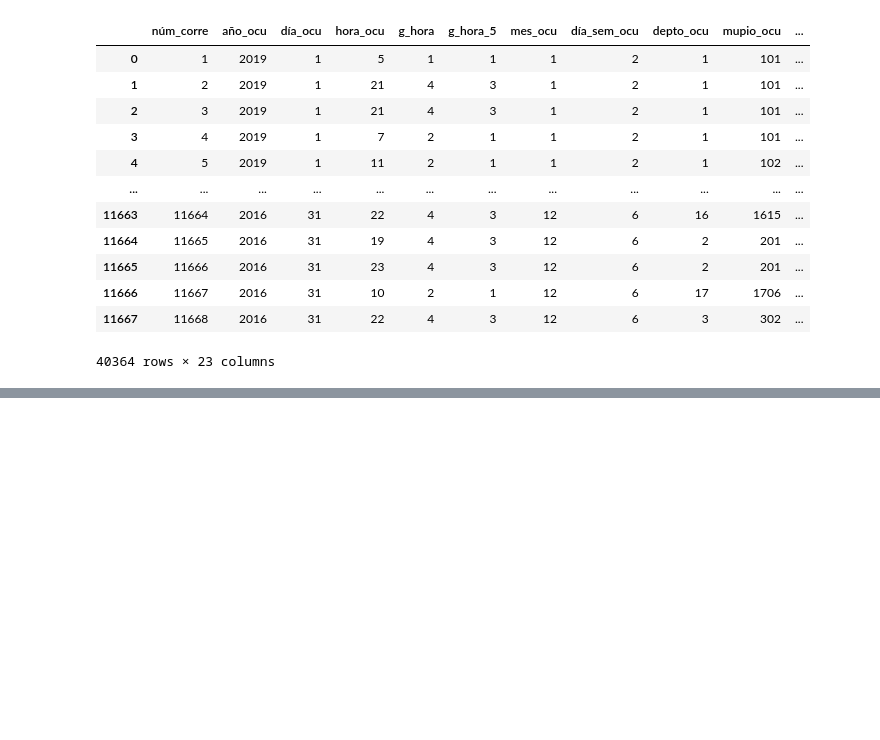
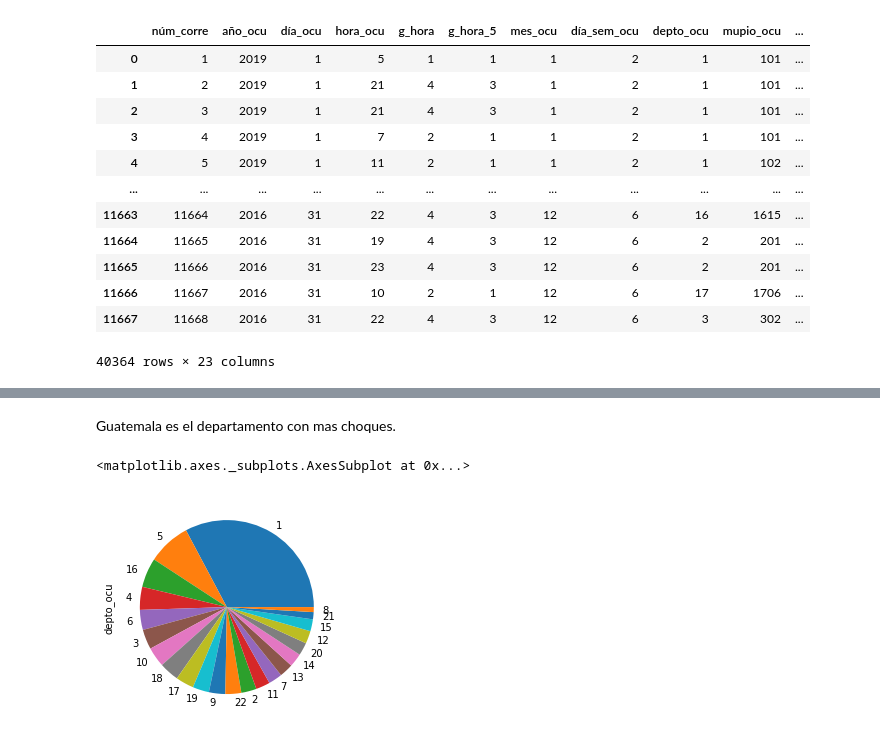
Before and after one commit to 11hengstenberg/accidentes_transito_guatemala, a Jupyter notebook: Proyecto1.ipynb, the cells around one changed output, grey strips where cells are left out. Cells and saved outputs as stored; diff of their text form; code cells hidden in the pictures; blank space fills up the shorter version.

```diff
--- a/Proyecto1.ipynb
+++ b/Proyecto1.ipynb
@@ -460,0 +514,8 @@ dataCompleta
+# %% [markdown]
+Guatemala es el departamento con mas choques.
+# %%
+departamento = dataCompleta['depto_ocu'].value_counts()
+departamento.plot(kind='pie')
+# %% [output]
+<matplotlib.axes._subplots.AxesSubplot at 0x...>
+[figure, added]
```
Also changed, not shown: parts of 13 cells of this notebook, 5 other files.
